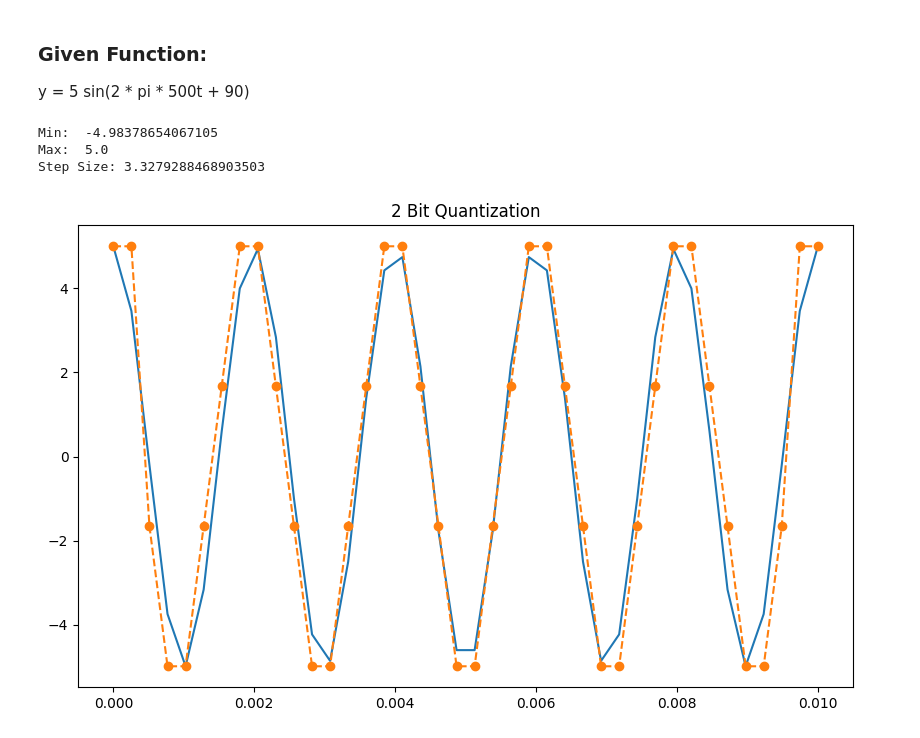
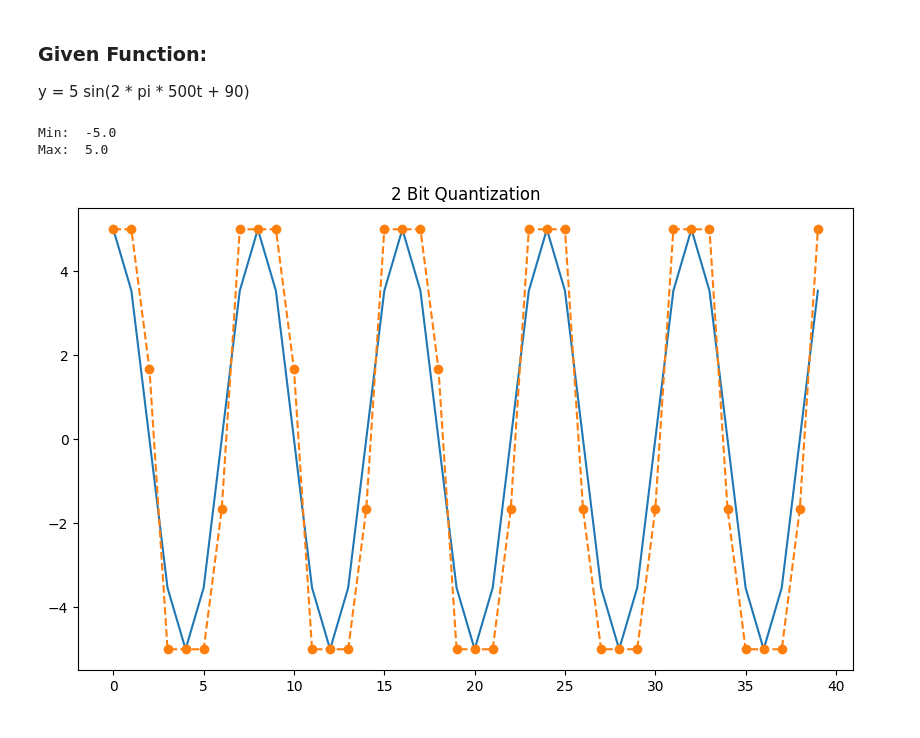
Before and after one commit to mdhasnainali/CSE3222-Digital_Signal_Peocessing_Lab, a Jupyter notebook: 3_quantization.ipynb, the cells around one changed output. Cells and saved outputs as stored; diff of their text form; code cells hidden in the pictures.

```diff
--- a/3_quantization.ipynb
+++ b/3_quantization.ipynb
@@ -14,37 +12,31 @@ stop = 0.01
 phase = 90
 frequency = 500
 amplitude = 5
-sampling_frequency = 4000
-samples_count = sampling_frequency * (stop-start)
+fs = 4000
 
 # Conversion
 phase_radian = (phase * np.pi/180)
 # %%
 # Quantization
 quantization_bit = 2
 
-t = np.linspace(start=start, stop=stop, num=int(samples_count))
-y = amplitude * np.sin((2 * np.pi * frequency * t) + phase_radian)
+n = np.arange(0,0.01,1/fs)
+y = amplitude * np.sin((2 * np.pi * frequency * n) + phase_radian)
 
 min = y.min()
 max = y.max()
 print("Min: ", min, "\nMax: ", max)
 step_size = (max-min)/((2**quantization_bit)-1)
-# quantized_values = (np.round(y/step_size)) * step_size
-quantized_values = (np.round((y - min)/step_size)) * step_size + min   # Shakil's Contribution
-# quantized_values = quantized_values - (np.min(quantized_values) - min)  # Shift to find the min labels
-# print(quantized_values)
+quantized_values = (np.round((y - min)/step_size)) * step_size + min
 quantization_error = (quantized_values - y)
-print(f'Step Size: {step_size}')
 # print(f'Quantization Error: {quantization_error}')
 
 plt.figure(figsize=(10, 6))
 plt.title(f'{quantization_bit} Bit Quantization')
-plt.plot(t, y)
-plt.plot(t, quantized_values, linestyle='--', marker='o')
+plt.plot(y)
+plt.plot(quantized_values, linestyle='--', marker='o')
 plt.show()
 # %% [output]
-Min:  -4.98378654067105
+Min:  -5.0
 Max:  5.0
-Step Size: 3.3279288468903503
-[figure, old version]
+[figure, new version]
```
Also changed, not shown: parts of 1 cell of this notebook.
